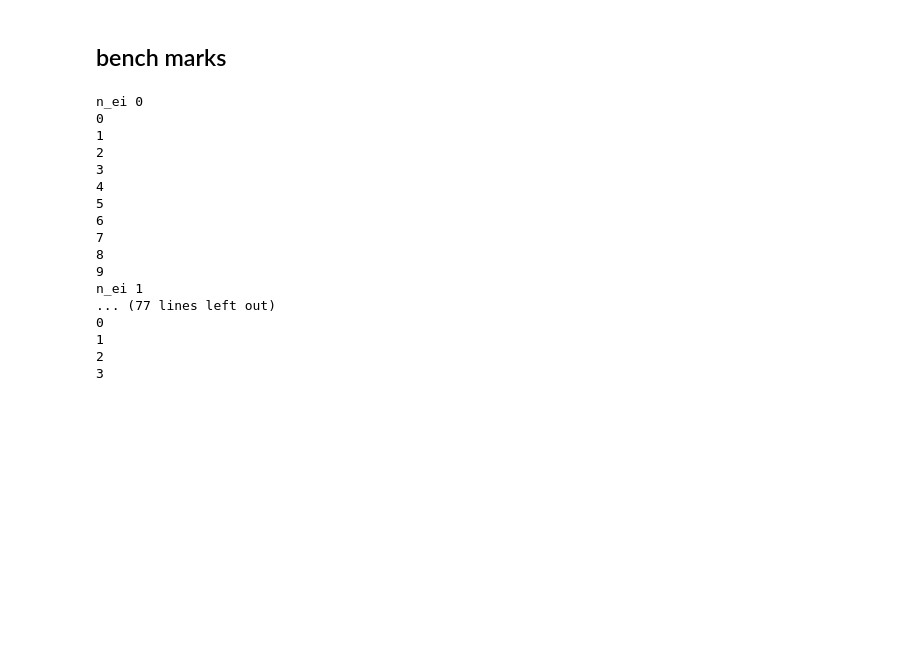
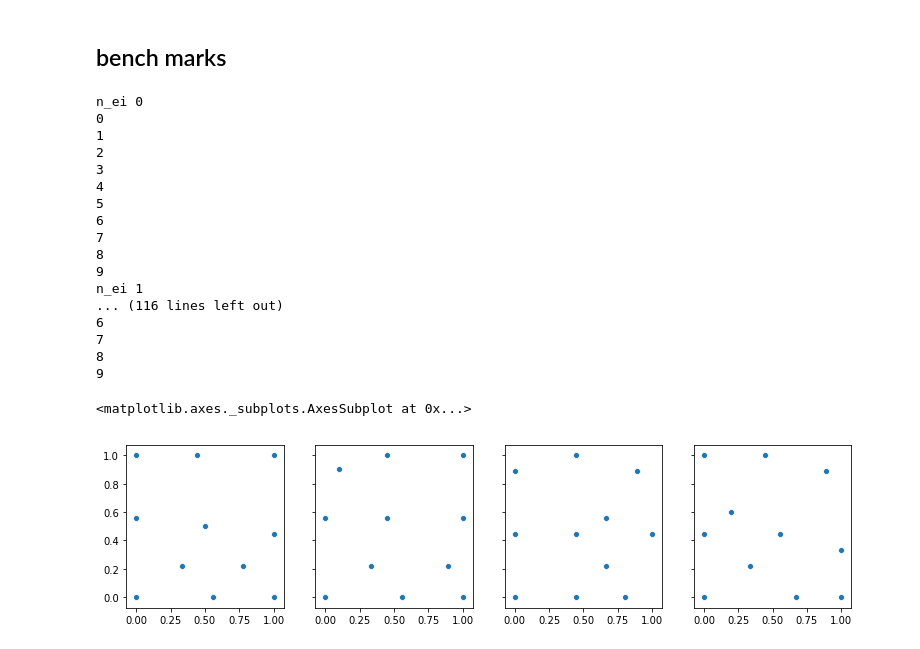
Before and after one commit to TakuTsuzuki/TimecostBO, a Jupyter notebook: mainfile-mcmcnaive_vs_rollout.ipynb, the cells around one changed output. Drawn from its saved outputs; the diff is of its cells as text; code cells hidden in the pictures; blank space fills up the shorter version.

```diff
--- a/mainfile-mcmcnaive_vs_rollout.ipynb
+++ b/mainfile-mcmcnaive_vs_rollout.ipynb
@@ -122,7 +122,7 @@ N_q=5
 N = 10
 n_sample = 5
 init_n=0
-initpoints = [np.array([[0.5, 0.5]]), np.array([[0.1, 0.9]]), np.array([[0.8, 0]]), np.array([[0.8, -0.5]])]
+initpoints = [np.array([[0.5, 0.5]]), np.array([[0.1, 0.9]]), np.array([[0.8, 0]]), np.array([[0.2, 0.6]])]
 
 n = 4
 queriesei = {}
@@ -210,10 +210,10 @@ n_ei 0
 8
 9
 n_ei 1
-... (77 lines left out)
-0
-1
-2
-3
+... (116 lines left out)
+6
+7
+8
+9
 # %%
 import pickle
@@ -230,10 +230,13 @@ import seaborn as sns
 # %%
 fig, (ax1, ax2, ax3, ax4) = plt.subplots(1, 4,sharex=True,sharey=True,figsize=(13,3))
 
 sns.scatterplot(queriesei[0][:,0],queriesei[0][:,1], ax =ax1)
 sns.scatterplot(queriesei[1][:,0],queriesei[1][:,1], ax =ax2)
 sns.scatterplot(queriesei[2][:,0],queriesei[2][:,1], ax =ax3)
-sns.scatterplot(queriesro[3][:,0],queriesei[3][:,1], ax =ax4)
+sns.scatterplot(queriesei[3][:,0],queriesei[3][:,1], ax =ax4)
+# %% [output]
+<matplotlib.axes._subplots.AxesSubplot at 0x...>
+[figure, added]
 # %%
 fig, (ax1, ax2, ax3, ax4) = plt.subplots(1, 4,sharex=True,sharey=True,figsize=(13,3))
 
```
Also changed, not shown: parts of 6 cells of this notebook, 18 other files.
